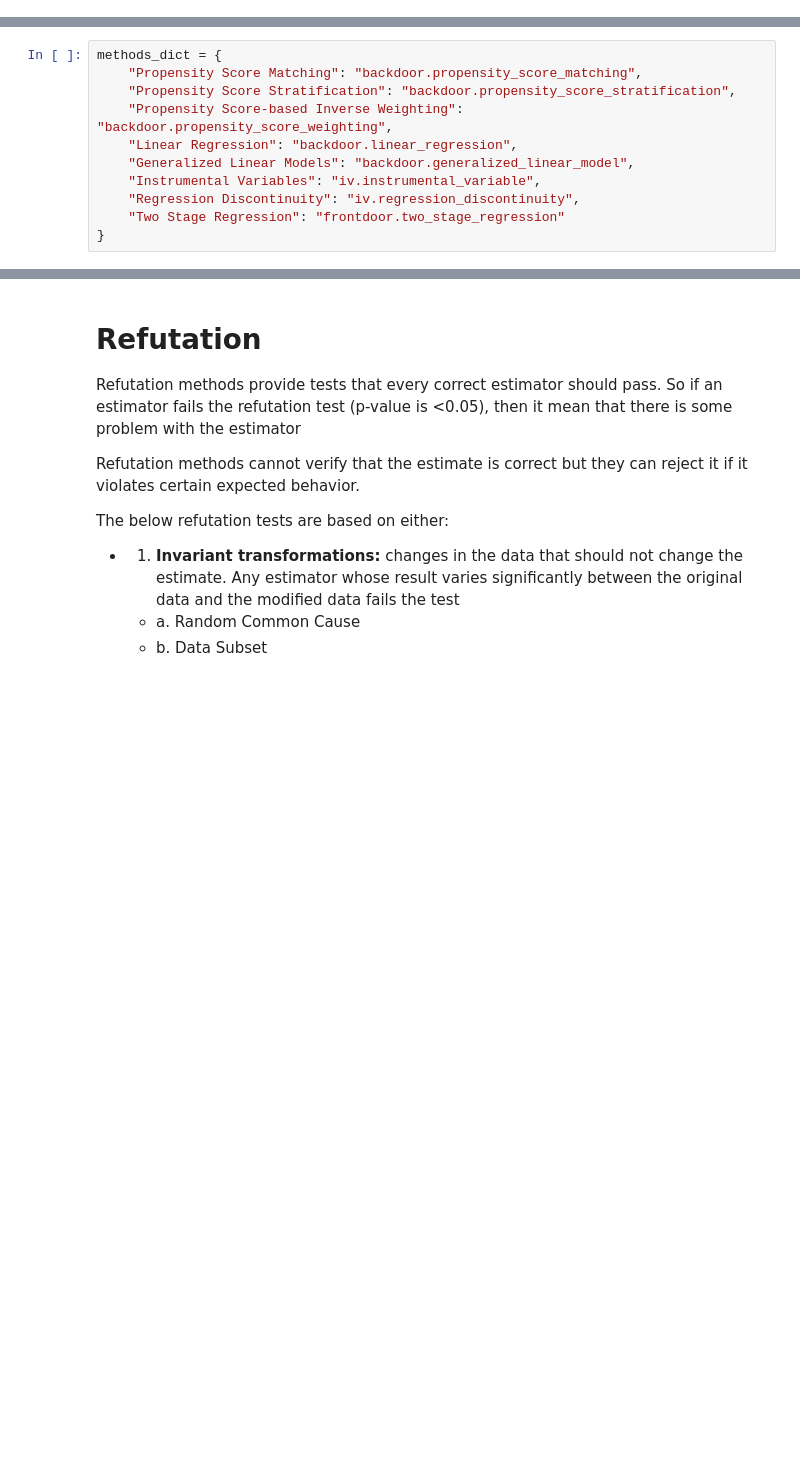
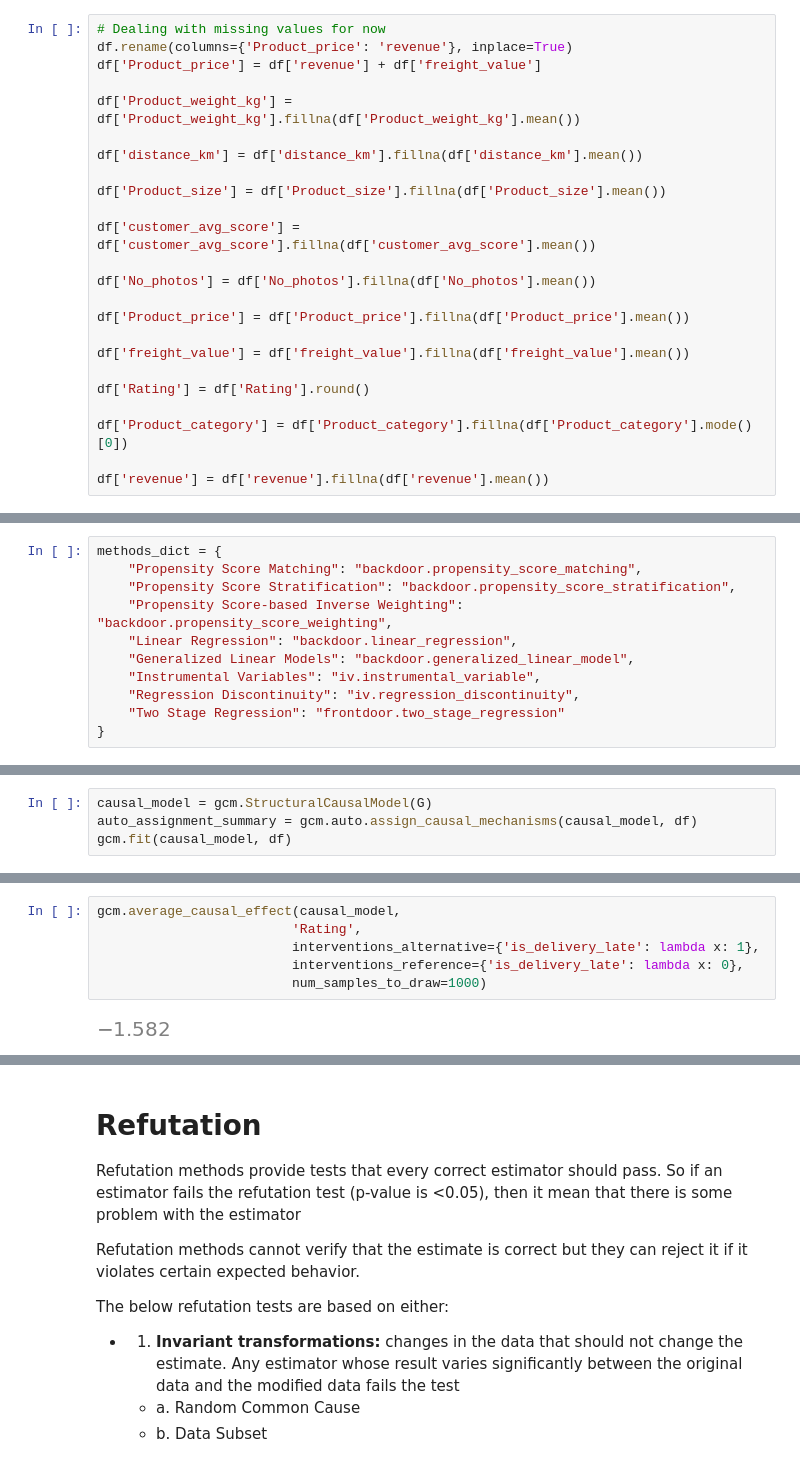
Before and after one commit to juanpi19/causal-inference-marketplace, a Jupyter notebook: notebooks/model-development.ipynb, the cells around one changed output, grey strips where cells are left out. Drawn from its saved outputs; the diff is of its cells as text; blank space fills up the shorter version.

```diff
--- a/notebooks/model-development.ipynb
+++ b/notebooks/model-development.ipynb
@@ -27,0 +25,24 @@ df['Product_price'] = df['revenue'] + df['freight_value']
+# %%
+# Dealing with missing values for now
+df.rename(columns={'Product_price': 'revenue'}, inplace=True)
+df['Product_price'] = df['revenue'] + df['freight_value']
+
+df['Product_weight_kg'] = df['Product_weight_kg'].fillna(df['Product_weight_kg'].mean())
+
+df['distance_km'] = df['distance_km'].fillna(df['distance_km'].mean())
+
+df['Product_size'] = df['Product_size'].fillna(df['Product_size'].mean())
+
+df['customer_avg_score'] = df['customer_avg_score'].fillna(df['customer_avg_score'].mean())
+
+df['No_photos'] = df['No_photos'].fillna(df['No_photos'].mean())
+
+df['Product_price'] = df['Product_price'].fillna(df['Product_price'].mean())
+
+df['freight_value'] = df['freight_value'].fillna(df['freight_value'].mean())
+
+df['Rating'] = df['Rating'].round()
+
+df['Product_category'] = df['Product_category'].fillna(df['Product_category'].mode()[0])
+
+df['revenue'] = df['revenue'].fillna(df['revenue'].mean())
@@ -253,0 +302,4 @@ print(causal_estimate.value)
+# %%
+causal_model = gcm.StructuralCausalModel(G)
+auto_assignment_summary = gcm.auto.assign_causal_mechanisms(causal_model, df)
+gcm.fit(causal_model, df)
@@ -253,0 +326,8 @@ print(causal_estimate.value)
+# %%
+gcm.average_causal_effect(causal_model,
+                         'Rating',
+                         interventions_alternative={'is_delivery_late': lambda x: 1},
+                         interventions_reference={'is_delivery_late': lambda x: 0},
+                         num_samples_to_draw=1000)
+# %% [output]
+[figure, added]
```
Also changed, not shown: parts of 30 cells of this notebook.
